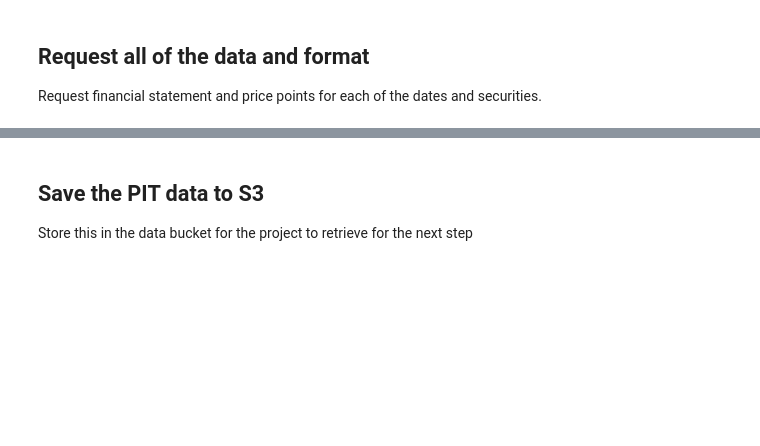
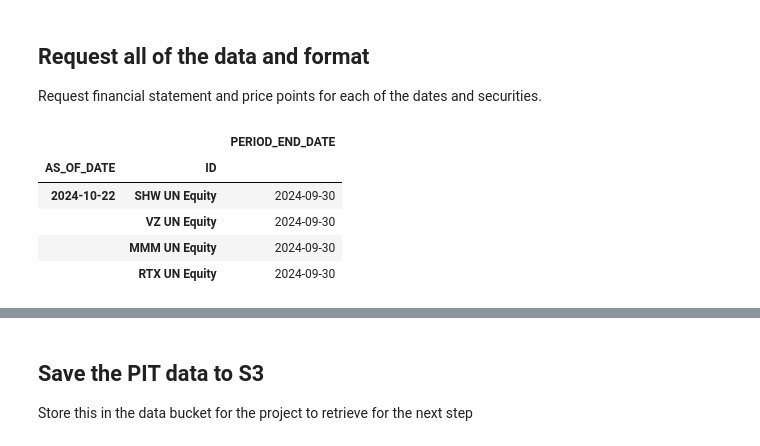
Before and after one commit to bmc-eng/LLMFinancialAnalyst, a Jupyter notebook: 01A - PIT datasets.ipynb, the cells around one changed output, grey strips where cells are left out. Cells and saved outputs as stored; diff of their text form; code cells hidden in the pictures; blank space fills up the shorter version.

```diff
--- a/01A - PIT datasets.ipynb
+++ b/01A - PIT datasets.ipynb
@@ -57,7 +59,7 @@ all_data = []
 
 def get_reporting_dates_per_rebalance(date):
     univ = bq.univ.members(index, dates=date)
-    field = bq.data.sales_rev_turn(dates=bq.func.range('-5Y','0D'), fa_period_type='A') # Change to Annual if needed
+    field = bq.data.sales_rev_turn(dates=bq.func.range('-5Y','0D'), fa_period_type=reporting_period) # Change to Annual if needed
     req = bql.Request(univ, field)
     data = bq.execute(req)
     df = data[0].df().dropna()
@@ -166,6 +168,15 @@ def update_financial_data(dates_and_securities):
                 print(as_of_date)
             f.value += 1
     return all_data
+# %%
+df_rebalance_dates.loc['2024-10-22']
+# %% [output]
+|  |  | PERIOD_END_DATE |
+| AS_OF_DATE | ID |  |
+| 2024-10-22 | SHW UN Equity | 2024-09-30 |
+|  | VZ UN Equity | 2024-09-30 |
+|  | MMM UN Equity | 2024-09-30 |
+|  | RTX UN Equity | 2024-09-30 |
 # %%
 # request the data
 all_data = update_financial_data(df_rebalance_dates)
```
Also changed, not shown: parts of 9 cells of this notebook, 4 other files.
